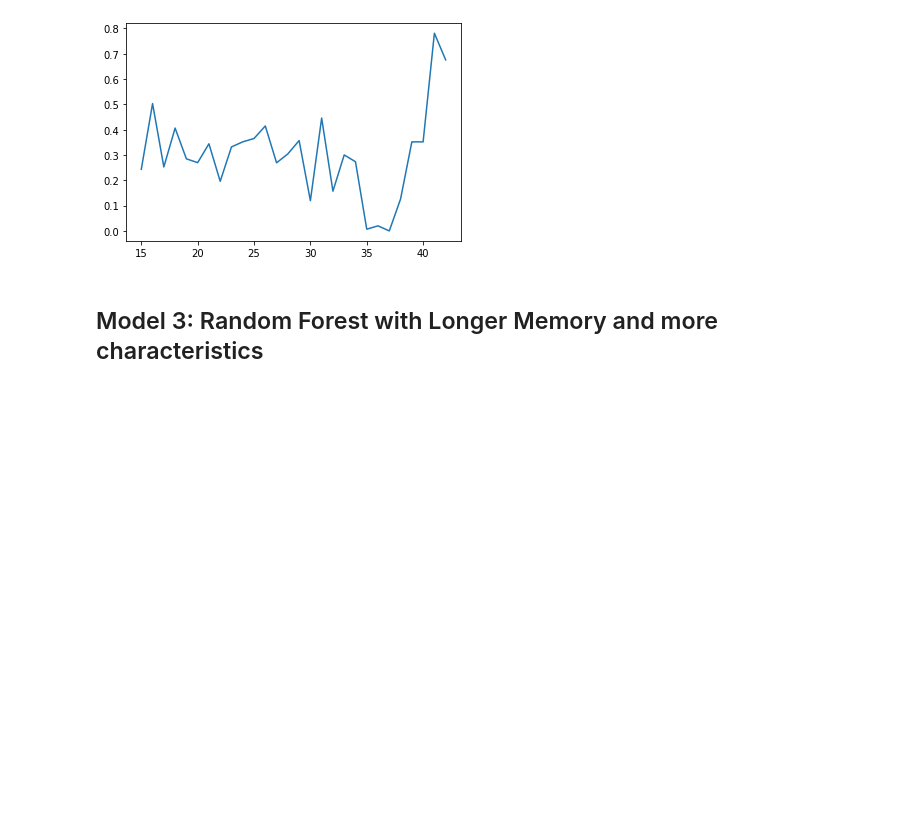
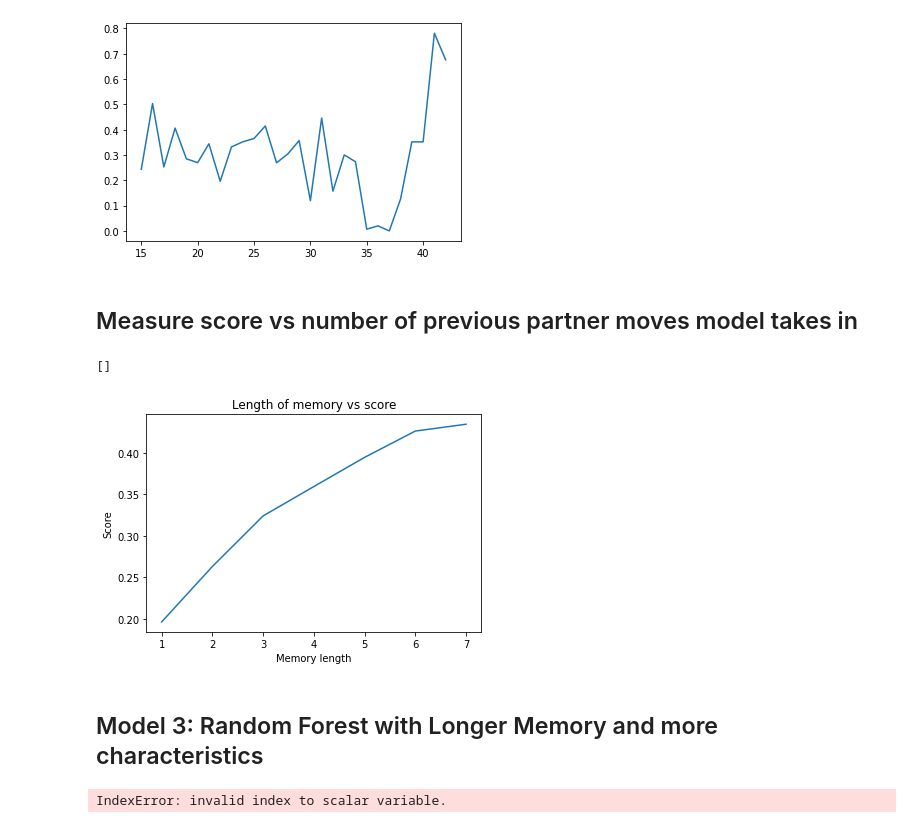
Before and after one commit to BU-Spark/CS506Spring2021Repository, a Jupyter notebook: Drift Diffusion Models of children's interactions in a Repeated Prisoner's Dilemma Game - Team 2/analysis/random_forest.ipynb, the cells around one changed output. Saved outputs shown, nothing was run; the diff lists cells and outputs as text; code cells hidden in the pictures; blank space fills up the shorter version.

```diff
--- a/Drift Diffusion Models of children's interactions in a Repeated Prisoner's Dilemma Game - Team 2/analysis/random_forest.ipynb
+++ b/Drift Diffusion Models of children's interactions in a Repeated Prisoner's Dilemma Game - Team 2/analysis/random_forest.ipynb
@@ -198,6 +236,62 @@ plt.plot(agg_scale, pred_forgive3)
 plt.show()
 # %% [output]
 [figure]
+# %% [markdown]
+## Measure score vs number of previous partner moves model takes in
+# %%
+scores_vs_mem = []
+
+max = 8
+
+for i in range(1,max):
+    time_series_temp = []
+
+    for j in range(len(df)):
+        df_row = df.iloc[j]
+        agg = df_row[0]
+        for k in range(1+i,df.shape[1]):
+            new_row = []
+            new_row.append(agg)
+            for l in range(i,0,-1):
+                if df_row[k-l][1] == 'C':
+                    new_row.append(1)
+                else:
+                    new_row.append(0)
+
+            if df_row[k][0] == 'C':
+                new_row.append(1)
+            else:
+                new_row.append(0)
+
+            time_series_temp.append(new_row)
+
+    cols_temp = ['Agg']
+    for j in range(1,i+1):
+        cols_temp.append('X'+str(j))
+    cols_temp.append('y')
+
+    df_temp = pd.DataFrame(time_series_temp, columns = cols_temp)
+
+    # split into X and y
+    X_temp = df_temp.iloc[:, 0:(i+1)].values
+    y_temp = df_temp.iloc[:, (i+1)].values
+
+    # split train and test
+    X_train_temp, X_test_temp, y_train_temp, y_test_temp = train_test_split(X_temp, y_temp, test_size=0.2, random_state=1)
+
+    model_temp = RandomForestRegressor(n_estimators=50, random_state=0)
+    model_temp.fit(X_train_temp, y_train_temp)
+    y_pred_temp = model_temp.predict(X_test_temp)
+    scores_vs_mem.append(model_temp.score(X_train_temp, y_train_temp))
+
+plt.plot([i for i in range(1,max)], scores_vs_mem)
+plt.title("Length of memory vs score")
+plt.xlabel("Memory length")
+plt.ylabel("Score")
+plt.plot()
+# %% [output]
+[]
+[figure, added]
 # %% [markdown]
 ## Model 3: Random Forest with Longer Memory and more characteristics
 # %%
@@ -213,3 +308,27 @@ df.drop(df.columns[dropCols2],axis=1,inplace=True)
 nan_value = float("NaN")
 df.replace(" ", nan_value, inplace=True)
 df = df.dropna()
+# %%
+time_series3 = []
+
+for i in range(len(df)):
+    df_row = df.iloc[i]
+    agg = df_row[0]
+    for j in range(19,df.shape[1]):
+        new_row = []
+        new_row.append(agg)
+        if df_row[j-1][1] == 'C':
+            new_row.append(1)
+        else:
+            new_row.append(0)
+        if df_row[j][0] == 'C':
+            new_row.append(1)
+        else:
+            new_row.append(0)
+
+        time_series3.append(new_row)
+
+
+print(time_series3[:20])
+# %% [output]
+IndexError: invalid index to scalar variable.
```
Also changed, not shown: parts of 6 cells of this notebook.
